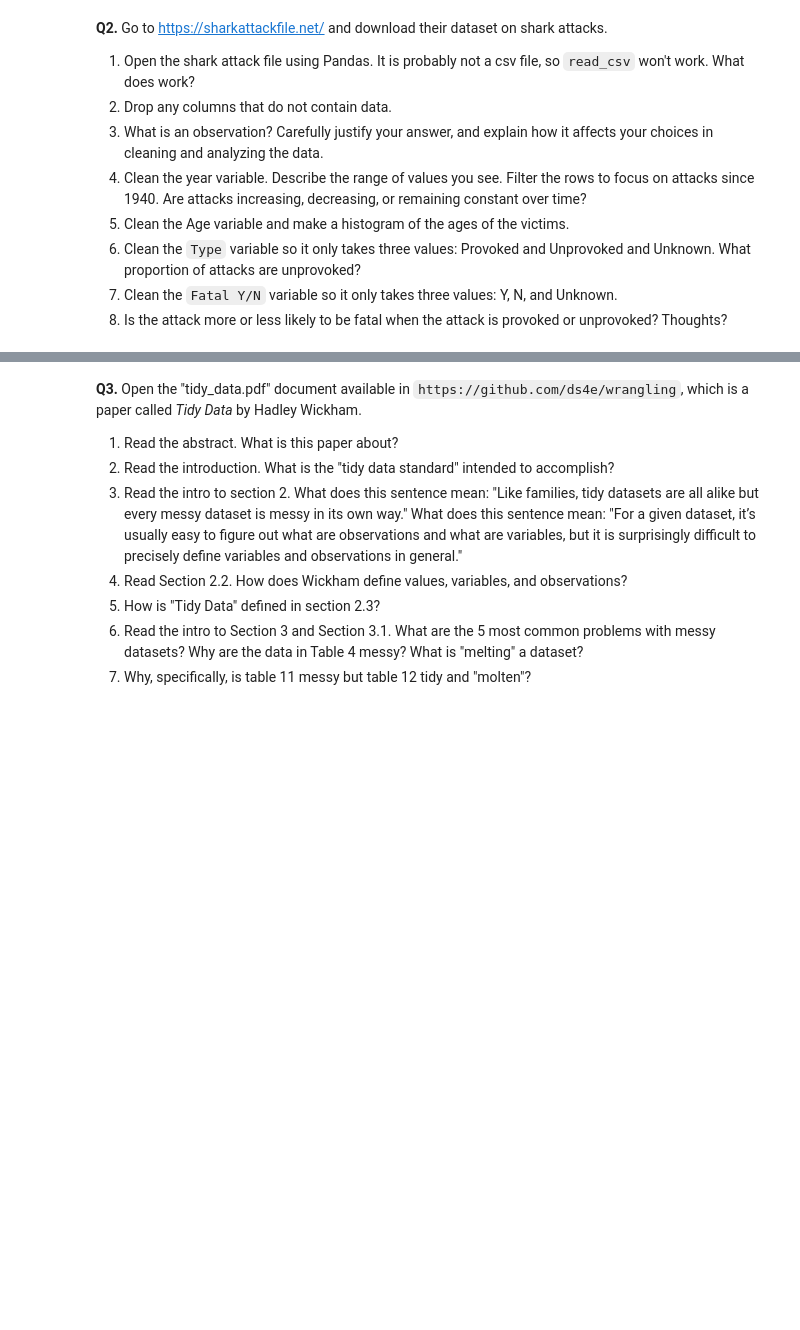
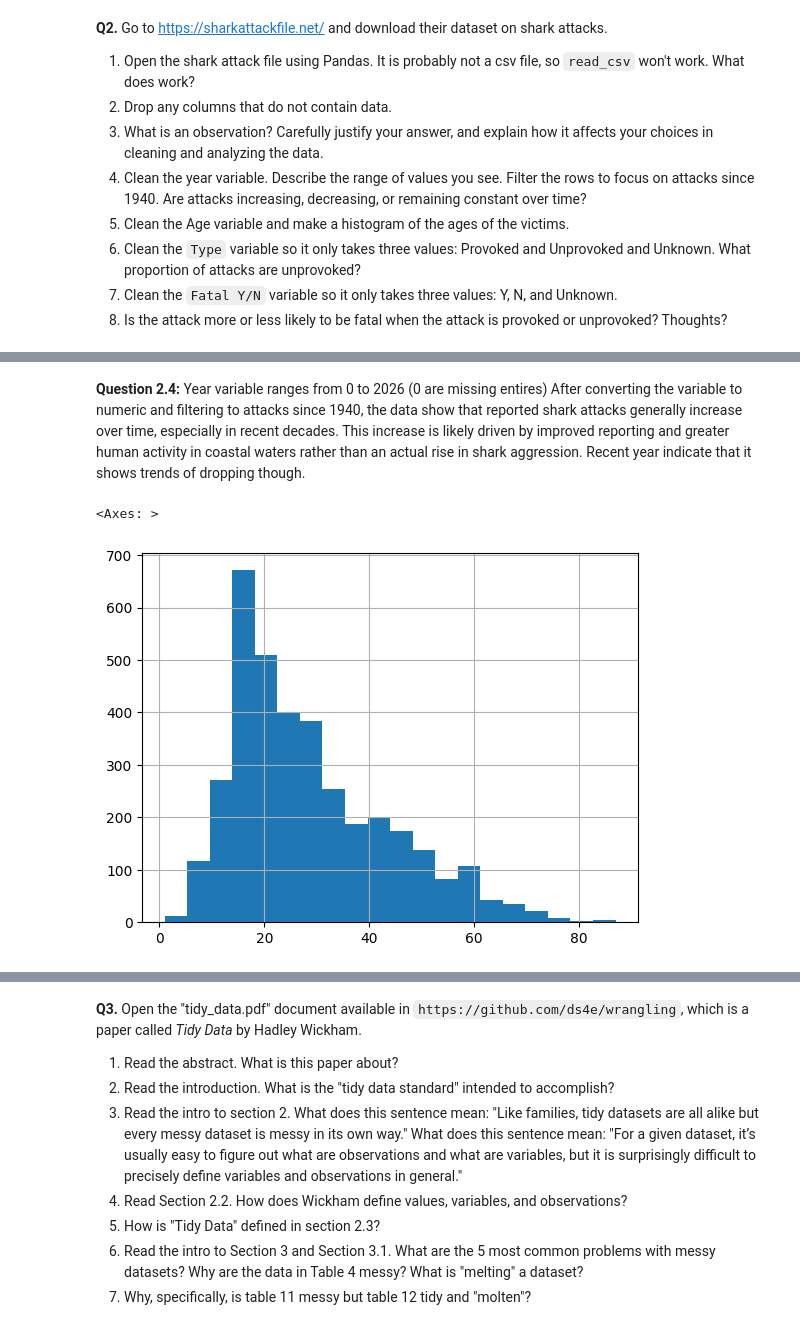
Before and after one commit to anishjagota/undergrad_ml_assignments, a Jupyter notebook: 01_assignment_wrangling_and_eda.ipynb, the cells around one changed output, grey strips where cells are left out. Drawn from its saved outputs; the diff is of its cells as text; code cells hidden in the pictures; blank space fills up the shorter version.

```diff
--- a/01_assignment_wrangling_and_eda.ipynb
+++ b/01_assignment_wrangling_and_eda.ipynb
@@ -165,3 +234,7 @@ The Price variable is stored as an object because some prices contain commas (e.
 6. Clean the `Type` variable so it only takes three values: Provoked and Unprovoked and Unknown. What proportion of attacks are unprovoked?
 7. Clean the `Fatal Y/N` variable so it only takes three values: Y, N, and Unknown.
 8. Is the attack more or less likely to be fatal when the attack is provoked or unprovoked? Thoughts?
+# %%
+#2.1
+shark = pd.read_excel("/content/GSAF5 (1).xls")
+shark.head()
@@ -167,0 +249,5 @@ The Price variable is stored as an object because some prices contain commas (e.
+# %%
+#2.2
+print(shark.isna().sum().sort_values(ascending=False))
+shark = shark.loc[:, ~shark.columns.str.contains("^Unnamed")]
+shark.shape
@@ -167,0 +275,10 @@ The Price variable is stored as an object because some prices contain commas (e.
+# %%
+#2.4
+print(shark["Year"].describe())
+shark["Year"] = pd.to_numeric(shark["Year"], errors="coerce")
+shark = shark[shark["Year"] > 0]
+shark_1940 = shark[shark["Year"] >= 1940]
+
+shark_1940.shape
+attacks_by_year = shark_1940["Year"].value_counts().sort_index()
+attacks_by_year.tail(30)
@@ -167,0 +314,15 @@ The Price variable is stored as an object because some prices contain commas (e.
+# %% [markdown]
+**Question 2.4:** Year variable ranges from 0 to 2026 (0 are missing entires) After converting the variable to numeric and filtering to attacks since 1940, the data show that reported shark attacks generally increase over time, especially in recent decades. This increase is likely driven by improved reporting and greater human activity in coastal waters rather than an actual rise in shark aggression. Recent year indicate that it shows trends of dropping though.
+# %%
+#2.5
+shark_1940 = shark_1940.copy()
+
+shark_1940["Age"] = pd.to_numeric(
+    shark_1940["Age"],
+    errors="coerce"
+)
+
+shark_1940["Age"].hist(bins=20)
+# %% [output]
+<Axes: >
+[figure, added]
```
Also changed, not shown: parts of 22 cells of this notebook.
